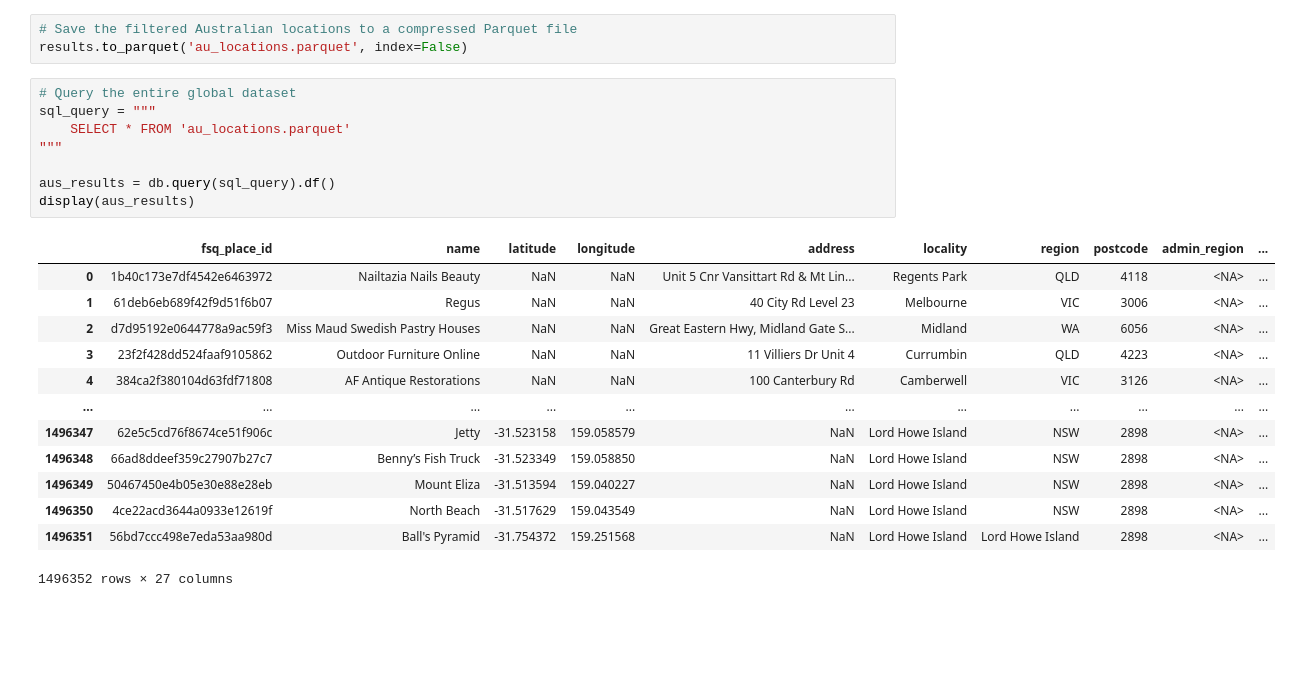
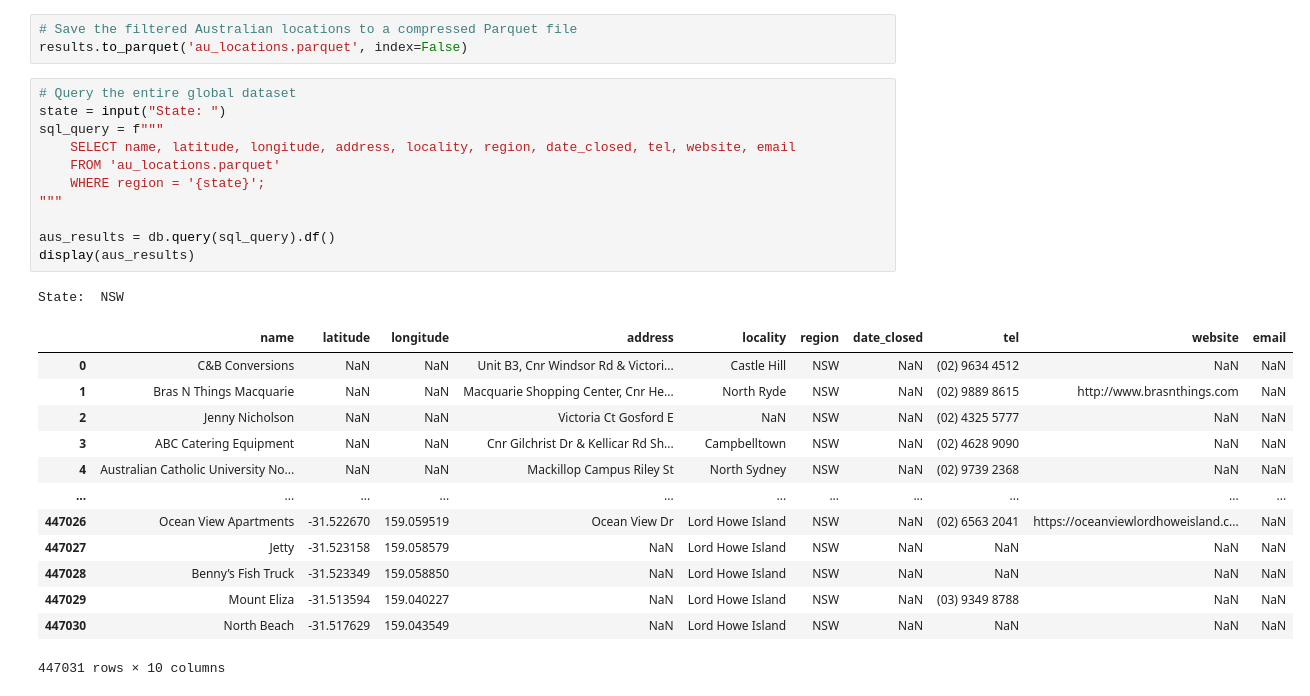
Before and after one commit to aleksej-stevanovic/data-hackathon, a Jupyter notebook: main.ipynb, the cells around one changed output. Cells and saved outputs as stored; diff of their text form; blank space fills up the shorter version.

Commit message:
feat: allowed searching through AUS dataset via state

```diff
--- a/main.ipynb
+++ b/main.ipynb
@@ -39,23 +39,27 @@ results = db.query(sql_query).df()
 results.to_parquet('au_locations.parquet', index=False)
 # %%
 # Query the entire global dataset
-sql_query = """
-    SELECT * FROM 'au_locations.parquet'
+state = input("State: ")
+sql_query = f"""
+    SELECT name, latitude, longitude, address, locality, region, date_closed, tel, website, email
+    FROM 'au_locations.parquet'
+    WHERE region = '{state}';
 """
 
 aus_results = db.query(sql_query).df()
 display(aus_results)
 # %% [output]
+State:  NSW
-|  | fsq_place_id | name | latitude | longitude | address | locality | region | postcode | admin_region | ... |
-| 0 | 1b40c173e7df4542e6463972 | Nailtazia Nails Beauty | NaN | NaN | Unit 5 Cnr Vansittart Rd & Mt Lin... | Regents Park | QLD | 4118 | <NA> | ... |
-| 1 | 61deb6eb689f42f9d51f6b07 | Regus | NaN | NaN | 40 City Rd Level 23 | Melbourne | VIC | 3006 | <NA> | ... |
-| 2 | d7d95192e0644778a9ac59f3 | Miss Maud Swedish Pastry Houses | NaN | NaN | Great Eastern Hwy, Midland Gate S... | Midland | WA | 6056 | <NA> | ... |
-| 3 | 23f2f428dd524faaf9105862 | Outdoor Furniture Online | NaN | NaN | 11 Villiers Dr Unit 4 | Currumbin | QLD | 4223 | <NA> | ... |
-| 4 | 384ca2f380104d63fdf71808 | AF Antique Restorations | NaN | NaN | 100 Canterbury Rd | Camberwell | VIC | 3126 | <NA> | ... |
+|  | name | latitude | longitude | address | locality | region | date_closed | tel | website | email |
+| 0 | C&B Conversions | NaN | NaN | Unit B3, Cnr Windsor Rd & Victori... | Castle Hill | NSW | NaN | (02) 9634 4512 | NaN | NaN |
+| 1 | Bras N Things Macquarie | NaN | NaN | Macquarie Shopping Center, Cnr He... | North Ryde | NSW | NaN | (02) 9889 8615 | http://www.brasnthings.com | NaN |
+| 2 | Jenny Nicholson | NaN | NaN | Victoria Ct Gosford E | NaN | NSW | NaN | (02) 4325 5777 | NaN | NaN |
+| 3 | ABC Catering Equipment | NaN | NaN | Cnr Gilchrist Dr & Kellicar Rd Sh... | Campbelltown | NSW | NaN | (02) 4628 9090 | NaN | NaN |
+| 4 | Australian Catholic University No... | NaN | NaN | Mackillop Campus Riley St | North Sydney | NSW | NaN | (02) 9739 2368 | NaN | NaN |
 | ... | ... | ... | ... | ... | ... | ... | ... | ... | ... | ... |
-| 1496347 | 62e5c5cd76f8674ce51f906c | Jetty | -31.523158 | 159.058579 | NaN | Lord Howe Island | NSW | 2898 | <NA> | ... |
-| 1496348 | 66ad8ddeef359c27907b27c7 | Benny’s Fish Truck | -31.523349 | 159.058850 | NaN | Lord Howe Island | NSW | 2898 | <NA> | ... |
-| 1496349 | 50467450e4b05e30e88e28eb | Mount Eliza | -31.513594 | 159.040227 | NaN | Lord Howe Island | NSW | 2898 | <NA> | ... |
-| 1496350 | 4ce22acd3644a0933e12619f | North Beach | -31.517629 | 159.043549 | NaN | Lord Howe Island | NSW | 2898 | <NA> | ... |
-| 1496351 | 56bd7ccc498e7eda53aa980d | Ball's Pyramid | -31.754372 | 159.251568 | NaN | Lord Howe Island | Lord Howe Island | 2898 | <NA> | ... |
+| 447026 | Ocean View Apartments | -31.522670 | 159.059519 | Ocean View Dr | Lord Howe Island | NSW | NaN | (02) 6563 2041 | https://oceanviewlordhoweisland.c... | NaN |
+| 447027 | Jetty | -31.523158 | 159.058579 | NaN | Lord Howe Island | NSW | NaN | NaN | NaN | NaN |
+| 447028 | Benny’s Fish Truck | -31.523349 | 159.058850 | NaN | Lord Howe Island | NSW | NaN | NaN | NaN | NaN |
+| 447029 | Mount Eliza | -31.513594 | 159.040227 | NaN | Lord Howe Island | NSW | NaN | (03) 9349 8788 | NaN | NaN |
+| 447030 | North Beach | -31.517629 | 159.043549 | NaN | Lord Howe Island | NSW | NaN | NaN | NaN | NaN |
-1496352 rows × 27 columns
+447031 rows × 10 columns
```
